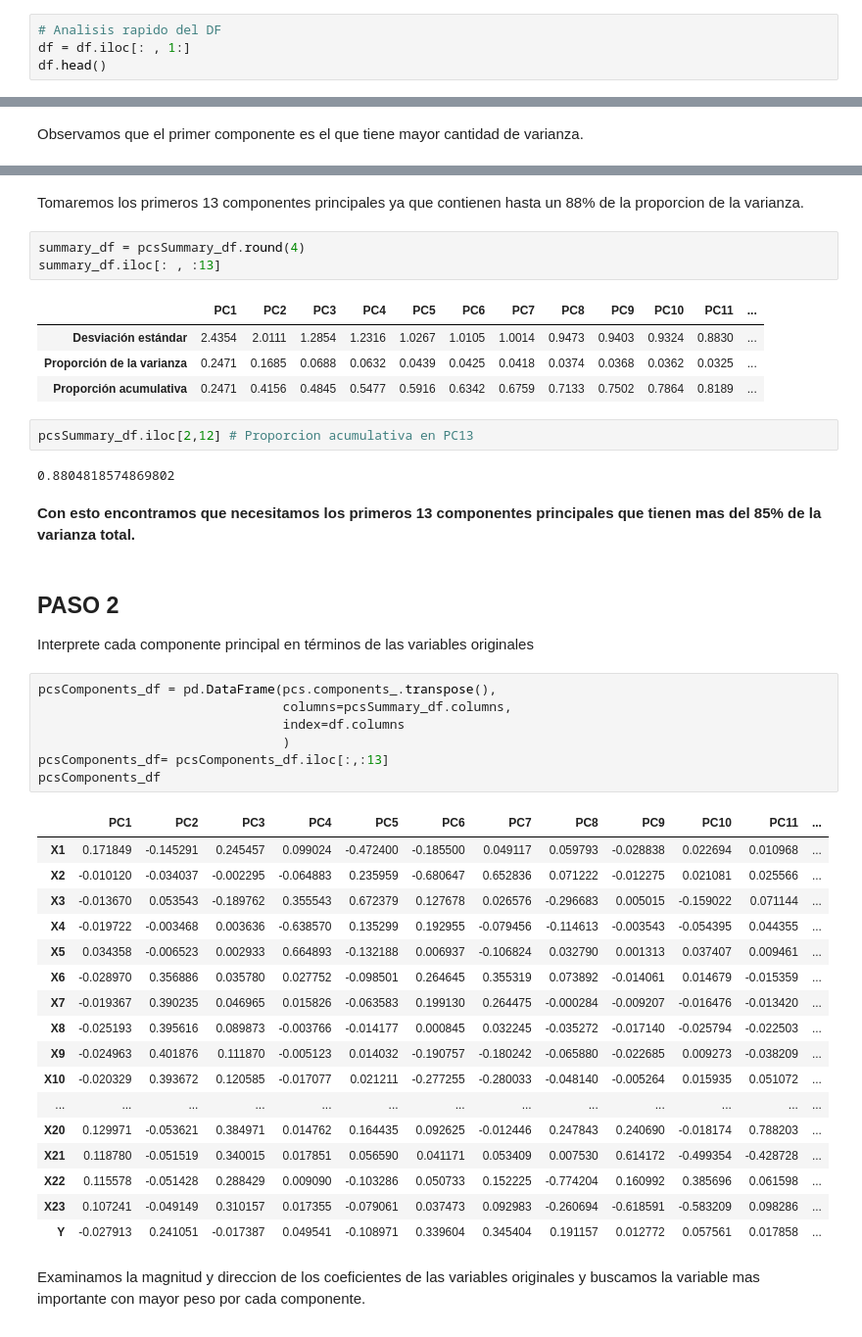
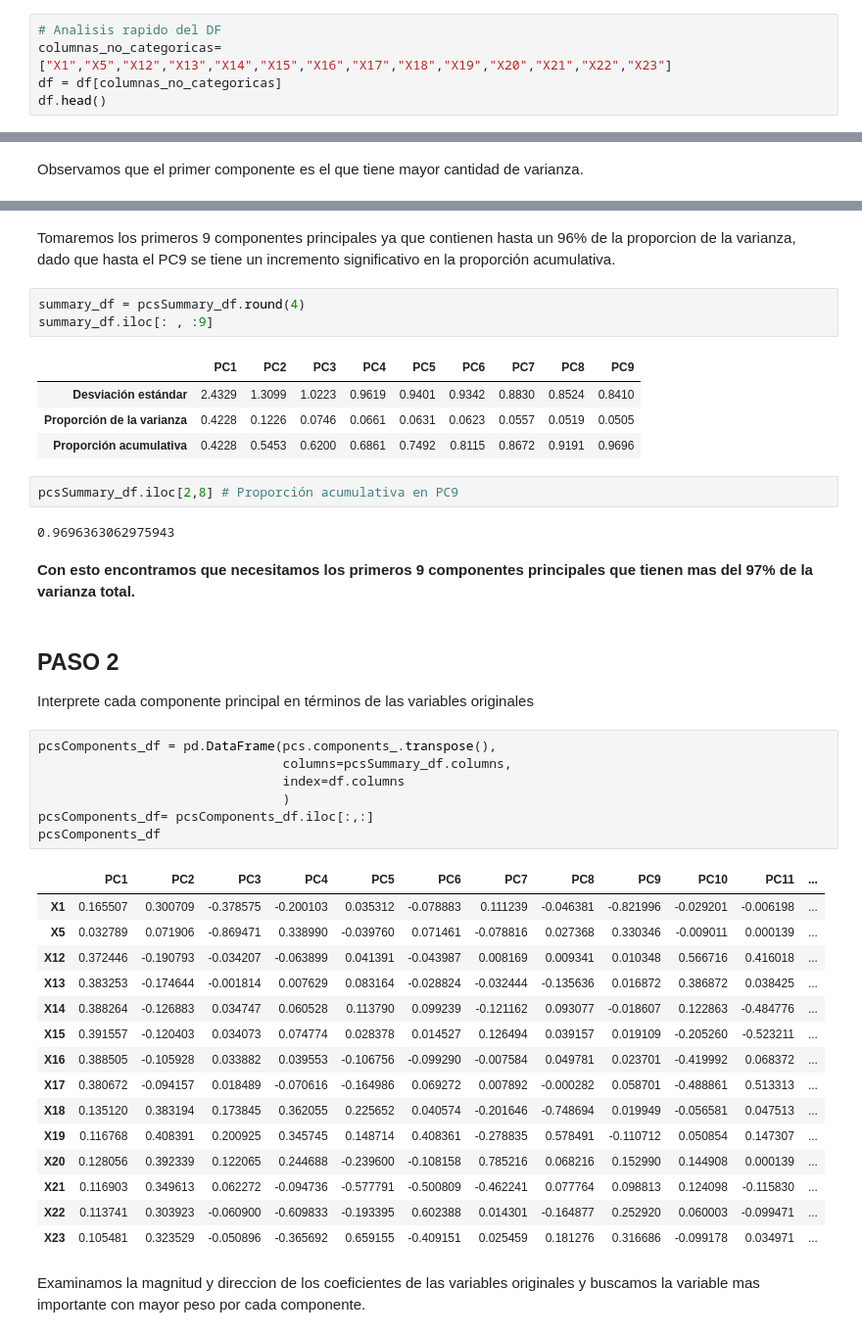
Before and after one commit to PosgradoMNA/actividades-del-projecto-equipo-48, a Jupyter notebook: Actividad_Semanal_4.ipynb, the cells around one changed output, grey strips where cells are left out. Shown at 98% size. Cells and saved outputs as stored; diff of their text form.

```diff
--- a/Actividad_Semanal_4.ipynb
+++ b/Actividad_Semanal_4.ipynb
@@ -62,6 +62,7 @@ import matplotlib.pyplot as plt
 import seaborn as sns
 # %%
 # Analisis rapido del DF
-df = df.iloc[: , 1:]
+columnas_no_categoricas=["X1","X5","X12","X13","X14","X15","X16","X17","X18","X19","X20","X21","X22","X23"]
+df = df[columnas_no_categoricas]
 df.head()
 # %% [output]
@@ -175,47 +174,45 @@ summary_df.iloc[: , 10:]
 # %% [markdown]
-Tomaremos los primeros 13 componentes principales ya que contienen hasta un 88% de la proporcion de la varianza.
+Tomaremos los primeros 9 componentes principales ya que contienen hasta un 96% de la proporcion de la varianza, dado que hasta el PC9 se tiene un incremento significativo en la proporción acumulativa.
 # %%
 summary_df = pcsSummary_df.round(4)
-summary_df.iloc[: , :13]
+summary_df.iloc[: , :9]
 # %% [output]
-|  | PC1 | PC2 | PC3 | PC4 | PC5 | PC6 | PC7 | PC8 | PC9 | PC10 | PC11 | ... |
-| Desviación estándar | 2.4354 | 2.0111 | 1.2854 | 1.2316 | 1.0267 | 1.0105 | 1.0014 | 0.9473 | 0.9403 | 0.9324 | 0.8830 | ... |
-| Proporción de la varianza | 0.2471 | 0.1685 | 0.0688 | 0.0632 | 0.0439 | 0.0425 | 0.0418 | 0.0374 | 0.0368 | 0.0362 | 0.0325 | ... |
-| Proporción acumulativa | 0.2471 | 0.4156 | 0.4845 | 0.5477 | 0.5916 | 0.6342 | 0.6759 | 0.7133 | 0.7502 | 0.7864 | 0.8189 | ... |
+|  | PC1 | PC2 | PC3 | PC4 | PC5 | PC6 | PC7 | PC8 | PC9 |
+| Desviación estándar | 2.4329 | 1.3099 | 1.0223 | 0.9619 | 0.9401 | 0.9342 | 0.8830 | 0.8524 | 0.8410 |
+| Proporción de la varianza | 0.4228 | 0.1226 | 0.0746 | 0.0661 | 0.0631 | 0.0623 | 0.0557 | 0.0519 | 0.0505 |
+| Proporción acumulativa | 0.4228 | 0.5453 | 0.6200 | 0.6861 | 0.7492 | 0.8115 | 0.8672 | 0.9191 | 0.9696 |
 # %%
-pcsSummary_df.iloc[2,12] # Proporcion acumulativa en PC13
+pcsSummary_df.iloc[2,8] # Proporción acumulativa en PC9
 # %% [output]
-0.8804818574869802
+0.9696363062975943
 # %% [markdown]
-**Con esto encontramos que necesitamos los primeros 13 componentes principales que tienen mas del 85% de la varianza total.**
+**Con esto encontramos que necesitamos los primeros 9 componentes principales que tienen mas del 97% de la varianza total.**
 # %% [markdown]
 ## PASO 2
 Interprete cada componente principal en términos de las variables originales
 # %%
 pcsComponents_df = pd.DataFrame(pcs.components_.transpose(),
                                 columns=pcsSummary_df.columns,
                                 index=df.columns
                                 )
-pcsComponents_df= pcsComponents_df.iloc[:,:13]
+pcsComponents_df= pcsComponents_df.iloc[:,:]
 pcsComponents_df
 # %% [output]
 |  | PC1 | PC2 | PC3 | PC4 | PC5 | PC6 | PC7 | PC8 | PC9 | PC10 | PC11 | ... |
-| X1 | 0.171849 | -0.145291 | 0.245457 | 0.099024 | -0.472400 | -0.185500 | 0.049117 | 0.059793 | -0.028838 | 0.022694 | 0.010968 | ... |
-| X2 | -0.010120 | -0.034037 | -0.002295 | -0.064883 | 0.235959 | -0.680647 | 0.652836 | 0.071222 | -0.012275 | 0.021081 | 0.025566 | ... |
-| X3 | -0.013670 | 0.053543 | -0.189762 | 0.355543 | 0.672379 | 0.127678 | 0.026576 | -0.296683 | 0.005015 | -0.159022 | 0.071144 | ... |
-| X4 | -0.019722 | -0.003468 | 0.003636 | -0.638570 | 0.135299 | 0.192955 | -0.079456 | -0.114613 | -0.003543 | -0.054395 | 0.044355 | ... |
-| X5 | 0.034358 | -0.006523 | 0.002933 | 0.664893 | -0.132188 | 0.006937 | -0.106824 | 0.032790 | 0.001313 | 0.037407 | 0.009461 | ... |
-| X6 | -0.028970 | 0.356886 | 0.035780 | 0.027752 | -0.098501 | 0.264645 | 0.355319 | 0.073892 | -0.014061 | 0.014679 | -0.015359 | ... |
-| X7 | -0.019367 | 0.390235 | 0.046965 | 0.015826 | -0.063583 | 0.199130 | 0.264475 | -0.000284 | -0.009207 | -0.016476 | -0.013420 | ... |
-| X8 | -0.025193 | 0.395616 | 0.089873 | -0.003766 | -0.014177 | 0.000845 | 0.032245 | -0.035272 | -0.017140 | -0.025794 | -0.022503 | ... |
-| X9 | -0.024963 | 0.401876 | 0.111870 | -0.005123 | 0.014032 | -0.190757 | -0.180242 | -0.065880 | -0.022685 | 0.009273 | -0.038209 | ... |
-| X10 | -0.020329 | 0.393672 | 0.120585 | -0.017077 | 0.021211 | -0.277255 | -0.280033 | -0.048140 | -0.005264 | 0.015935 | 0.051072 | ... |
-| ... | ... | ... | ... | ... | ... | ... | ... | ... | ... | ... | ... | ... |
-| X20 | 0.129971 | -0.053621 | 0.384971 | 0.014762 | 0.164435 | 0.092625 | -0.012446 | 0.247843 | 0.240690 | -0.018174 | 0.788203 | ... |
-| X21 | 0.118780 | -0.051519 | 0.340015 | 0.017851 | 0.056590 | 0.041171 | 0.053409 | 0.007530 | 0.614172 | -0.499354 | -0.428728 | ... |
-| X22 | 0.115578 | -0.051428 | 0.288429 | 0.009090 | -0.103286 | 0.050733 | 0.152225 | -0.774204 | 0.160992 | 0.385696 | 0.061598 | ... |
-| X23 | 0.107241 | -0.049149 | 0.310157 | 0.017355 | -0.079061 | 0.037473 | 0.092983 | -0.260694 | -0.618591 | -0.583209 | 0.098286 | ... |
-| Y | -0.027913 | 0.241051 | -0.017387 | 0.049541 | -0.108971 | 0.339604 | 0.345404 | 0.191157 | 0.012772 | 0.057561 | 0.017858 | ... |
+| X1 | 0.165507 | 0.300709 | -0.378575 | -0.200103 | 0.035312 | -0.078883 | 0.111239 | -0.046381 | -0.821996 | -0.029201 | -0.006198 | ... |
+| X5 | 0.032789 | 0.071906 | -0.869471 | 0.338990 | -0.039760 | 0.071461 | -0.078816 | 0.027368 | 0.330346 | -0.009011 | 0.000139 | ... |
+| X12 | 0.372446 | -0.190793 | -0.034207 | -0.063899 | 0.041391 | -0.043987 | 0.008169 | 0.009341 | 0.010348 | 0.566716 | 0.416018 | ... |
+| X13 | 0.383253 | -0.174644 | -0.001814 | 0.007629 | 0.083164 | -0.028824 | -0.032444 | -0.135636 | 0.016872 | 0.386872 | 0.038425 | ... |
+| X14 | 0.388264 | -0.126883 | 0.034747 | 0.060528 | 0.113790 | 0.099239 | -0.121162 | 0.093077 | -0.018607 | 0.122863 | -0.484776 | ... |
+| X15 | 0.391557 | -0.120403 | 0.034073 | 0.074774 | 0.028378 | 0.014527 | 0.126494 | 0.039157 | 0.019109 | -0.205260 | -0.523211 | ... |
+| X16 | 0.388505 | -0.105928 | 0.033882 | 0.039553 | -0.106756 | -0.099290 | -0.007584 | 0.049781 | 0.023701 | -0.419992 | 0.068372 | ... |
+| X17 | 0.380672 | -0.094157 | 0.018489 | -0.070616 | -0.164986 | 0.069272 | 0.007892 | -0.000282 | 0.058701 | -0.488861 | 0.513313 | ... |
+| X18 | 0.135120 | 0.383194 | 0.173845 | 0.362055 | 0.225652 | 0.040574 | -0.201646 | -0.748694 | 0.019949 | -0.056581 | 0.047513 | ... |
+| X19 | 0.116768 | 0.408391 | 0.200925 | 0.345745 | 0.148714 | 0.408361 | -0.278835 | 0.578491 | -0.110712 | 0.050854 | 0.147307 | ... |
+| X20 | 0.128056 | 0.392339 | 0.122065 | 0.244688 | -0.239600 | -0.108158 | 0.785216 | 0.068216 | 0.152990 | 0.144908 | 0.000139 | ... |
+| X21 | 0.116903 | 0.349613 | 0.062272 | -0.094736 | -0.577791 | -0.500809 | -0.462241 | 0.077764 | 0.098813 | 0.124098 | -0.115830 | ... |
+| X22 | 0.113741 | 0.303923 | -0.060900 | -0.609833 | -0.193395 | 0.602388 | 0.014301 | -0.164877 | 0.252920 | 0.060003 | -0.099471 | ... |
+| X23 | 0.105481 | 0.323529 | -0.050896 | -0.365692 | 0.659155 | -0.409151 | 0.025459 | 0.181276 | 0.316686 | -0.099178 | 0.034971 | ... |
 # %% [markdown]
 Examinamos la magnitud y direccion de los coeficientes de las variables originales y buscamos la variable mas importante con mayor peso por cada componente.
 # %%
```
Also changed, not shown: parts of 18 cells of this notebook.
